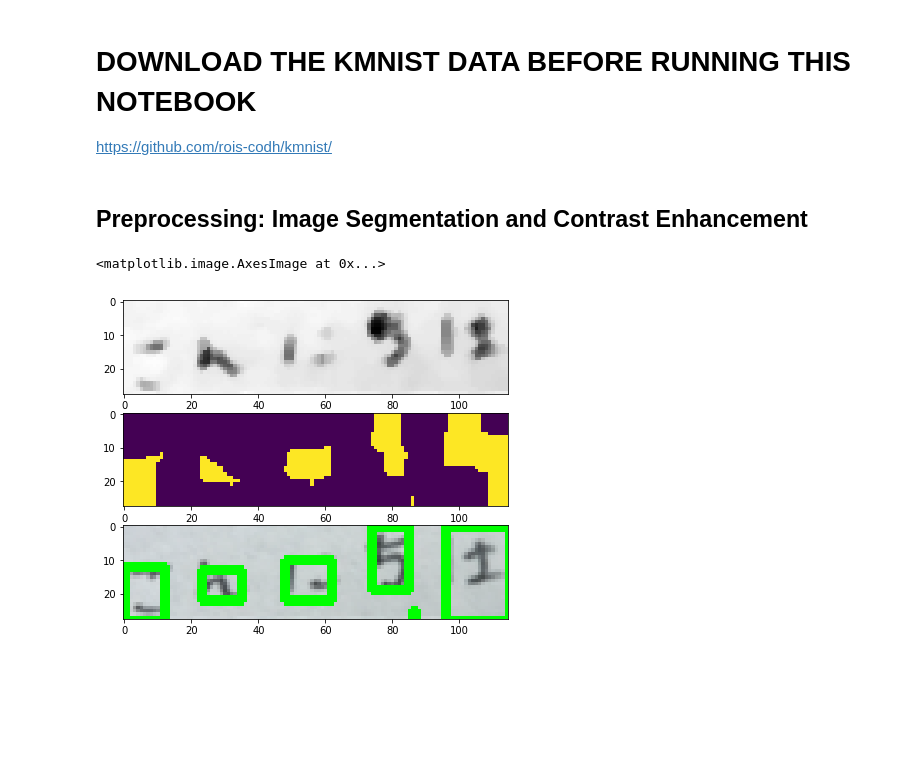
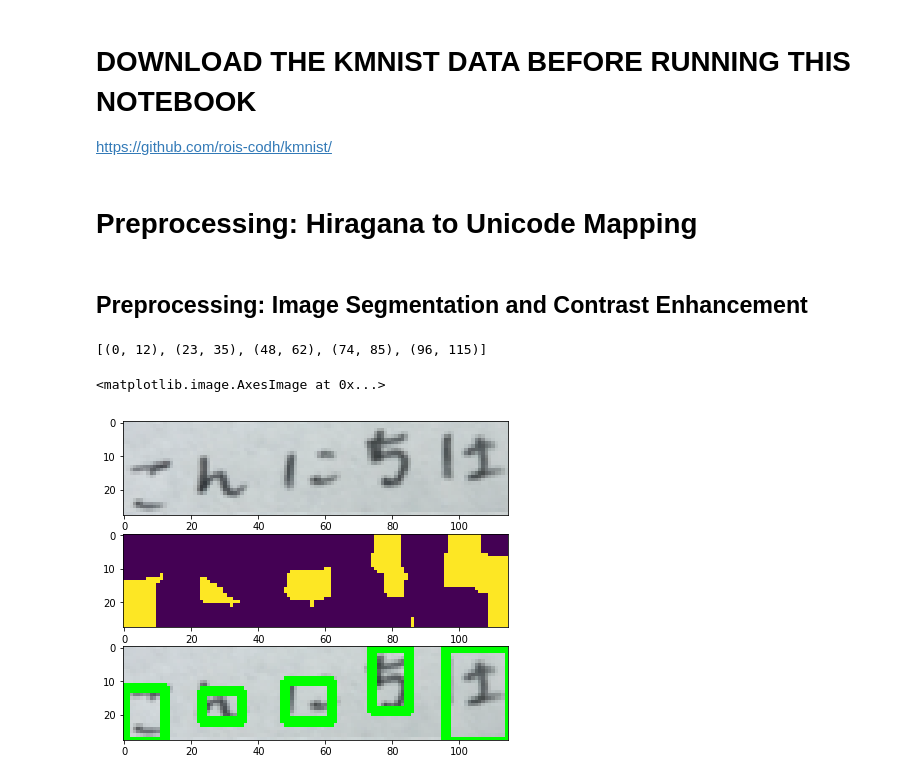
Before and after one commit to laasya98/H4, a Jupyter notebook: h4.ipynb, the cells around one changed output. Saved outputs shown, nothing was run; the diff lists cells and outputs as text; code cells hidden in the pictures; blank space fills up the shorter version.

```diff
--- a/h4.ipynb
+++ b/h4.ipynb
@@ -5,3 +5,5 @@
 # %% [markdown]
 # DOWNLOAD THE KMNIST DATA BEFORE RUNNING THIS NOTEBOOK
 https://github.com/rois-codh/kmnist/
+# %% [markdown]
+# Preprocessing: Hiragana to Unicode Mapping
@@ -35,7 +71,7 @@ thresh_color = cv2.cvtColor(thresh,cv2.COLOR_GRAY2BGR)
 
 # clean up the neighbours
 # majority based label cleanup
-#plt.imshow(thresh)
+# plt.imshow(thresh)
 def cleanup(img):
     clean = np.zeros(np.shape(img))
     print(np.shape(img))
@@ -52,35 +88,45 @@ def cleanup(img):
             if img[i][j] != 0 and 0 in neighbors:
                 clean[i][j] = 0
             else:
                 clean[i][j] = img[i][j]
     return clean
 
 # thresh = cleanup(thresh)
 # print(type(thresh))
 # plt.imshow(thresh)
 
 
 thresh = cv2.dilate(thresh,None, iterations = 4, anchor = (0, 1))
 thresh = cv2.erode(thresh,None, iterations = 5)
 
 
 fig = plt.figure(figsize=(10,10))
 fig.add_subplot(5,1,1)
-plt.imshow(gray, cmap = "gray")
+plt.imshow(img, cmap = "gray")
 fig.add_subplot(5,1,2)
 plt.imshow(thresh)
 
 # Find the contours
 im, contours, hierarchy = cv2.findContours(thresh,cv2.RETR_LIST,cv2.CHAIN_APPROX_SIMPLE)
+bounds = []
 
 # # For each contour, find the bounding rectangle and draw it
 for cnt in contours:
     x,y,w,h = cv2.boundingRect(cnt)
-    cv2.rectangle(img,(x,y),(x+w,y+h),(0,255,0),2)
-    cv2.rectangle(thresh_color,(x,y),(x+w,y+h),(0,255,0),2)
+
+    # not noise
+    if w > 3:
+        bounds.append((x,x+w))
+        cv2.rectangle(img,(x,y),(x+w,y+h),(0,255,0),2)
+        cv2.rectangle(thresh_color,(x,y),(x+w,y+h),(0,255,0),2)
 
 fig.add_subplot(5,1,3)
+
+bounds = sorted(bounds)
+print(bounds)
+
 plt.imshow(img)
 # %% [output]
-<matplotlib.image.AxesImage at 0x...>
+[(0, 12), (23, 35), (48, 62), (74, 85), (96, 115)]
+<matplotlib.image.AxesImage at 0x...>
-[figure, old version]
+[figure, new version]
```
Also changed, not shown: parts of 16 cells of this notebook.
